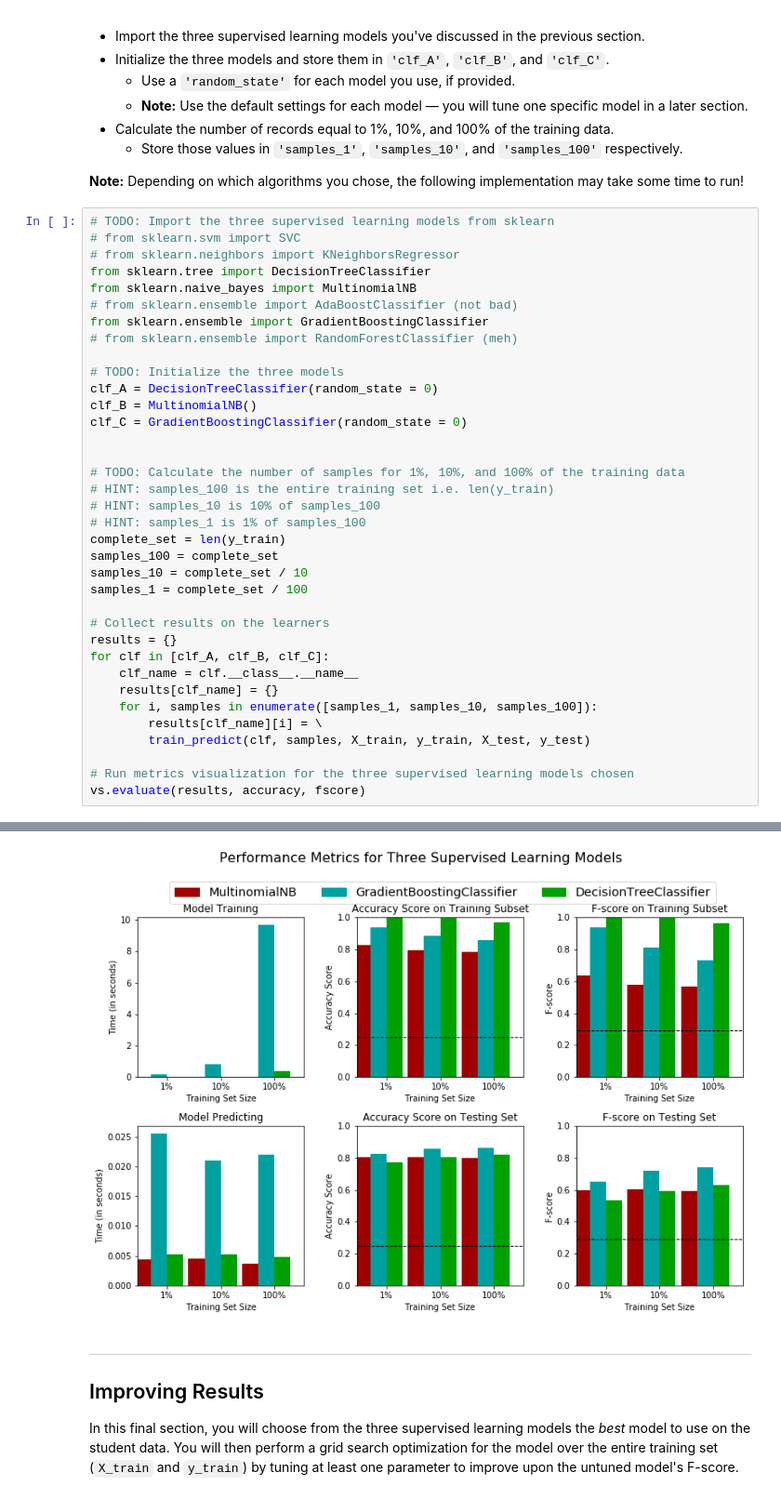
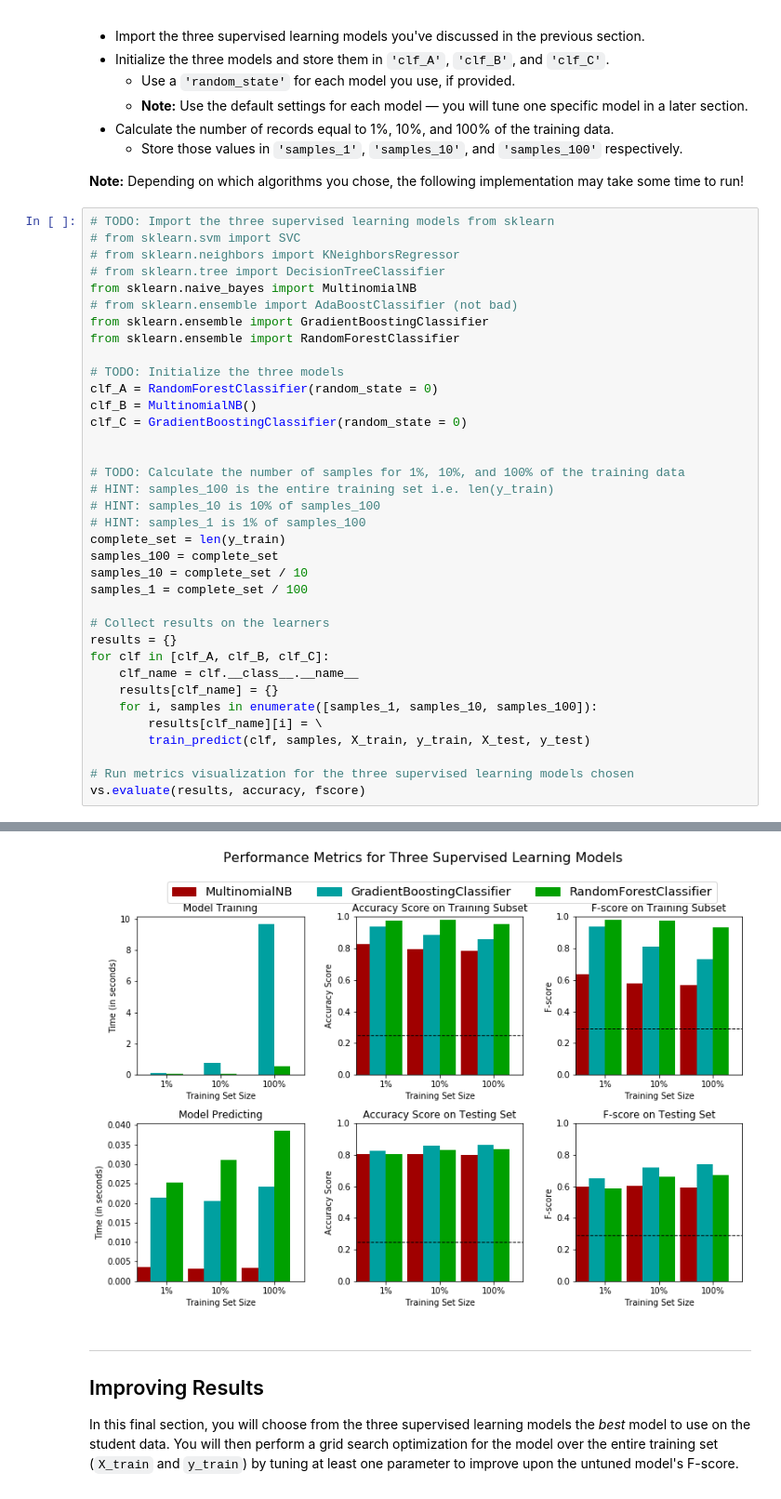
Before and after one commit to saintograph/finding-donors-charity, a Jupyter notebook: finding_donors.ipynb, the cells around one changed output, grey strips where cells are left out. Shown: that part at 93% size. Cells and saved outputs as stored; diff of their text form.

Commit message:
Replaced Decision Tree Classifier with Random Forest Classifier.

```diff
--- a/finding_donors.ipynb
+++ b/finding_donors.ipynb
@@ -385,14 +385,14 @@ In the code cell, you will need to implement the following:
 # TODO: Import the three supervised learning models from sklearn
 # from sklearn.svm import SVC
 # from sklearn.neighbors import KNeighborsRegressor
-from sklearn.tree import DecisionTreeClassifier
+# from sklearn.tree import DecisionTreeClassifier
 from sklearn.naive_bayes import MultinomialNB
 # from sklearn.ensemble import AdaBoostClassifier (not bad)
 from sklearn.ensemble import GradientBoostingClassifier
-# from sklearn.ensemble import RandomForestClassifier (meh)
+from sklearn.ensemble import RandomForestClassifier
 
 # TODO: Initialize the three models
-clf_A = DecisionTreeClassifier(random_state = 0)
+clf_A = RandomForestClassifier(random_state = 0)
 clf_B = MultinomialNB()
 clf_C = GradientBoostingClassifier(random_state = 0)
 
@@ -424,10 +424,10 @@ DecisionTreeClassifier trained on 36177 samples.
 MultinomialNB trained on 361 samples.
 MultinomialNB trained on 3617 samples.
 MultinomialNB trained on 36177 samples.
 GradientBoostingClassifier trained on 361 samples.
 GradientBoostingClassifier trained on 3617 samples.
 GradientBoostingClassifier trained on 36177 samples.
-[figure, old version]
+[figure, new version]
 # %% [markdown]
 ----
 ## Improving Results
```
Also changed, not shown: parts of 1 cell of this notebook.
